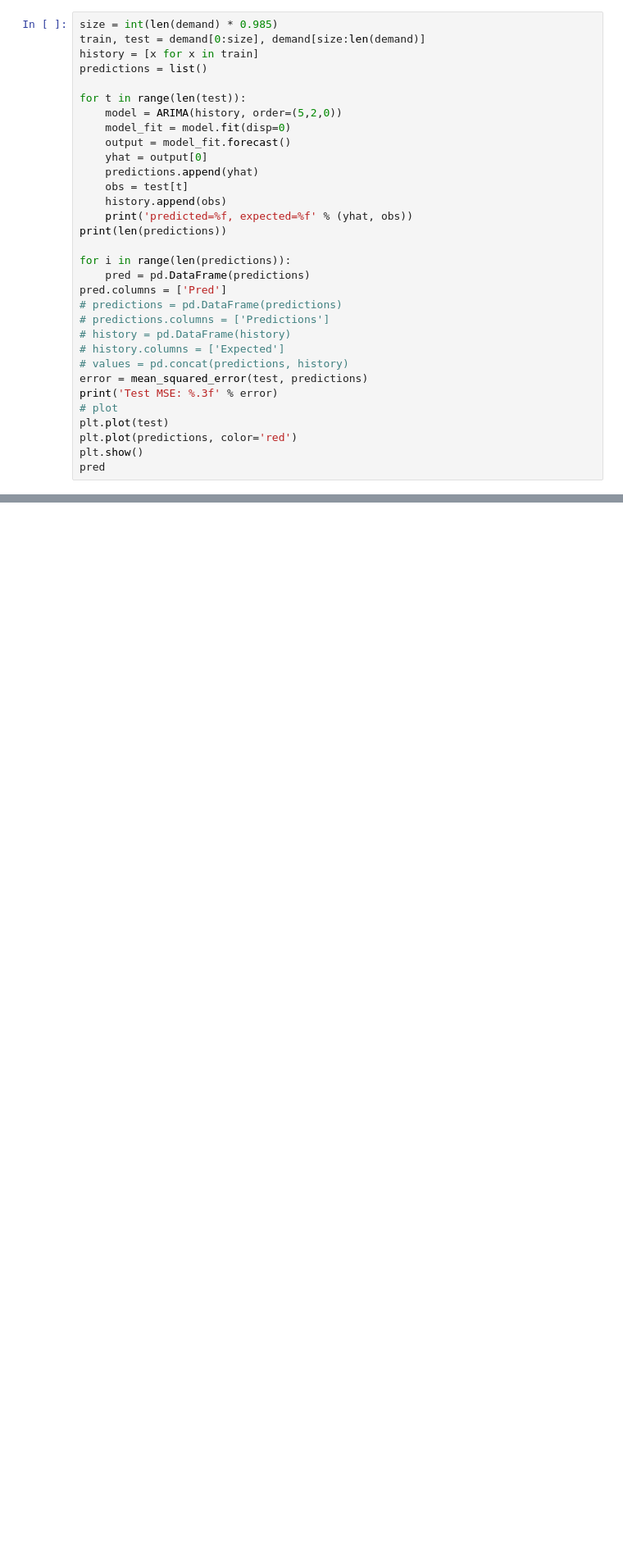
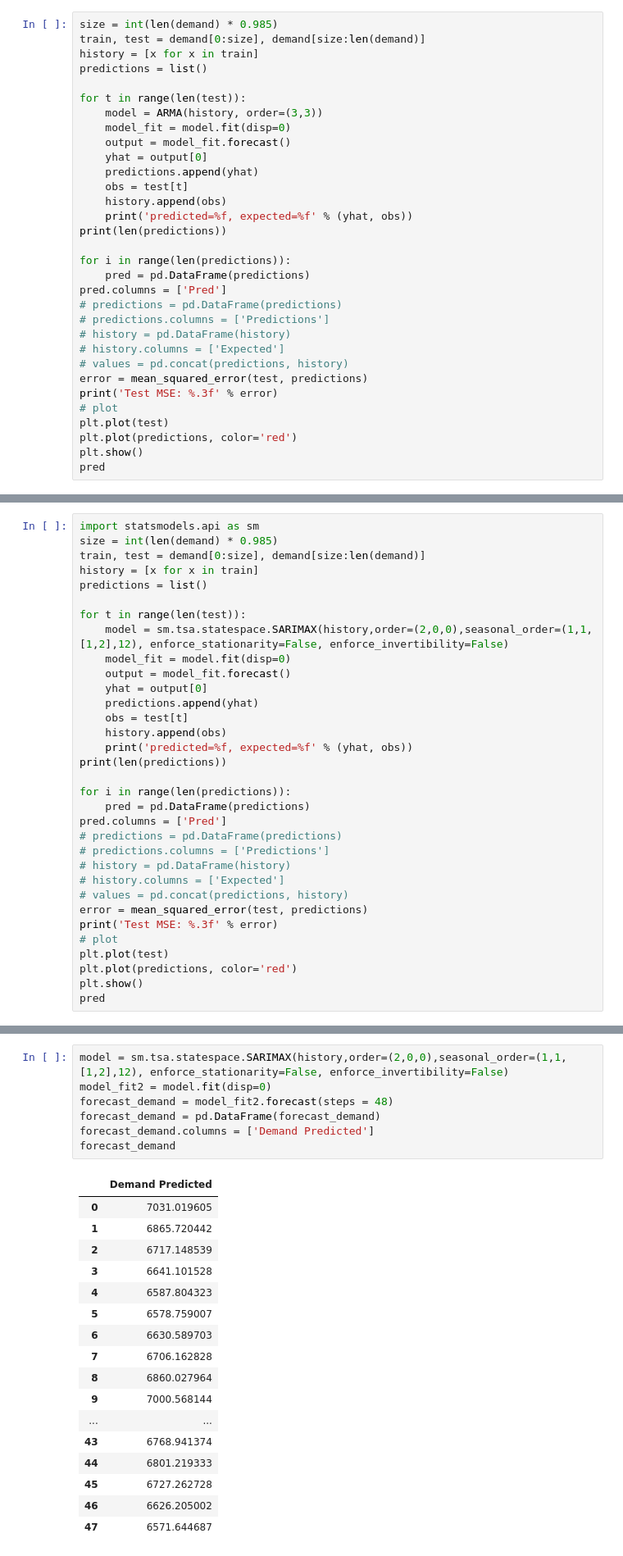
Before and after one commit to ERAUMECR/PML-06MTP-115, a Jupyter notebook: ARIMA_Demand.ipynb, the cells around one changed output, grey strips where cells are left out. Shown at 82% size. Cells and saved outputs as stored; diff of their text form; blank space fills up the shorter version.

```diff
--- a/ARIMA_Demand.ipynb
+++ b/ARIMA_Demand.ipynb
@@ -85,7 +73,7 @@ history = [x for x in train]
 predictions = list()
 
 for t in range(len(test)):
-    model = ARIMA(history, order=(5,2,0))
+    model = ARMA(history, order=(3,3))
     model_fit = model.fit(disp=0)
     output = model_fit.forecast()
     yhat = output[0]
@@ -173,0 +221,33 @@ forecast_demand
+# %%
+import statsmodels.api as sm
+size = int(len(demand) * 0.985)
+train, test = demand[0:size], demand[size:len(demand)]
+history = [x for x in train]
+predictions = list()
+
+for t in range(len(test)):
+    model = sm.tsa.statespace.SARIMAX(history,order=(2,0,0),seasonal_order=(1,1,[1,2],12), enforce_stationarity=False, enforce_invertibility=False)
+    model_fit = model.fit(disp=0)
+    output = model_fit.forecast()
+    yhat = output[0]
+    predictions.append(yhat)
+    obs = test[t]
+    history.append(obs)
+    print('predicted=%f, expected=%f' % (yhat, obs))
+print(len(predictions))
+
+for i in range(len(predictions)):
+    pred = pd.DataFrame(predictions)
+pred.columns = ['Pred']
+# predictions = pd.DataFrame(predictions)
+# predictions.columns = ['Predictions']
+# history = pd.DataFrame(history)
+# history.columns = ['Expected']
+# values = pd.concat(predictions, history)
+error = mean_squared_error(test, predictions)
+print('Test MSE: %.3f' % error)
+# plot
+plt.plot(test)
+plt.plot(predictions, color='red')
+plt.show()
+pred
@@ -173,0 +269,25 @@ forecast_demand
+# %%
+model = sm.tsa.statespace.SARIMAX(history,order=(2,0,0),seasonal_order=(1,1,[1,2],12), enforce_stationarity=False, enforce_invertibility=False)
+model_fit2 = model.fit(disp=0)
+forecast_demand = model_fit2.forecast(steps = 48)
+forecast_demand = pd.DataFrame(forecast_demand)
+forecast_demand.columns = ['Demand Predicted']
+forecast_demand
+# %% [output]
+|  | Demand Predicted |
+| 0 | 7031.019605 |
+| 1 | 6865.720442 |
+| 2 | 6717.148539 |
+| 3 | 6641.101528 |
+| 4 | 6587.804323 |
+| 5 | 6578.759007 |
+| 6 | 6630.589703 |
+| 7 | 6706.162828 |
+| 8 | 6860.027964 |
+| 9 | 7000.568144 |
+| ... | ... |
+| 43 | 6768.941374 |
+| 44 | 6801.219333 |
+| 45 | 6727.262728 |
+| 46 | 6626.205002 |
+| 47 | 6571.644687 |
```
Also changed, not shown: parts of 6 cells of this notebook, 4 other files.
